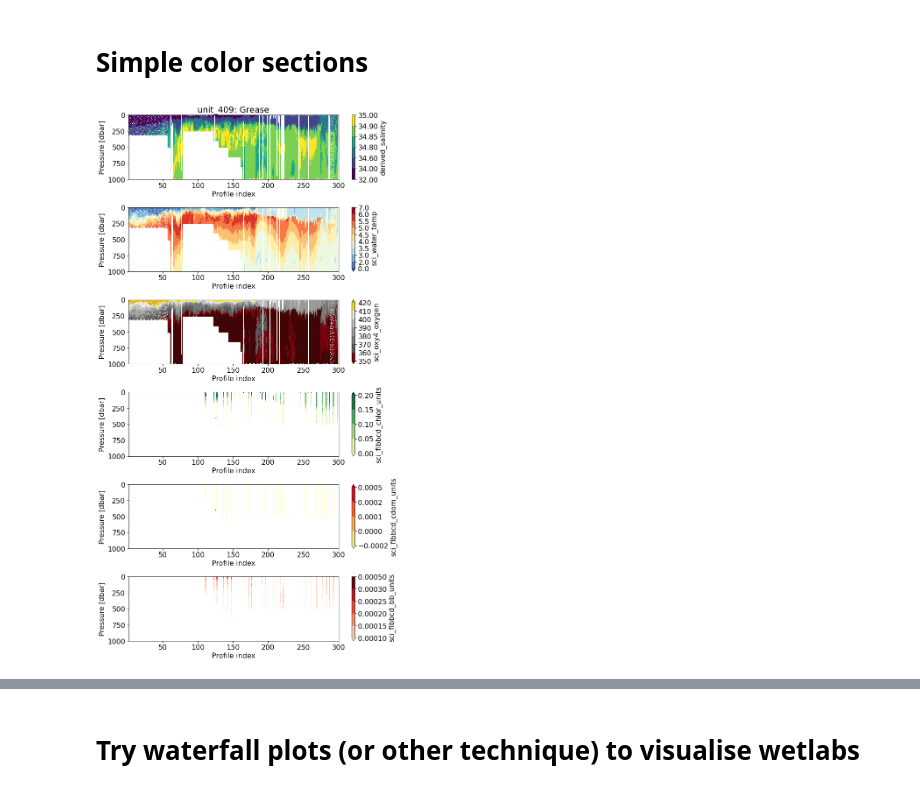
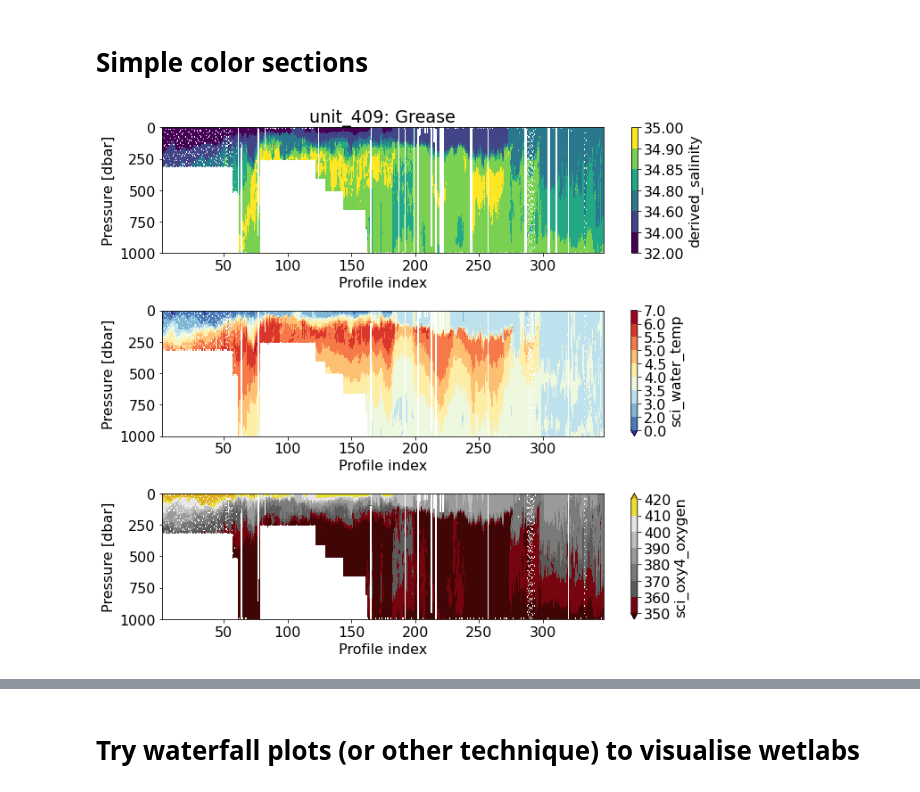
Before and after one commit to eleanorfrajka/c2_slocum, a Jupyter notebook: 02-code/04-visualise.ipynb, the cells around one changed output, grey strips where cells are left out. Drawn from its saved outputs; the diff is of its cells as text; code cells hidden in the pictures.

Commit message:
Updated figures for LabSea2022 meeting.

```diff
--- a/02-code/04-visualise.ipynb
+++ b/02-code/04-visualise.ipynb
@@ -133,15 +133,17 @@ plot_profiles(unit409,ndays,'unit409Grease')
 # %%
 varlist = ['derived_salinity', 'sci_water_temp', 'sci_oxy4_oxygen',
            'sci_flbbcd_chlor_units', 'sci_flbbcd_cdom_units',
            'sci_flbbcd_bb_units'
           ]
+varlist2 = ['derived_salinity', 'sci_water_temp', 'sci_oxy4_oxygen',
+            ]
 
-plot_sxn(grid409, varlist)
-
+#plot_sxn(grid409, varlist)
+plot_sxn(grid409, varlist2)
 ## ISSUE: Need to add a time axes below the divenumber axis.
 ## ISSUE: Need better plotting of the gappy wetlabs data
 # %% [output]
-[figure, old version]
+[figure, new version]
 # %%
 varlist = ['derived_salinity', 'sci_water_temp', 'sci_oxy4_oxygen',
            'sci_bb2flsv9_chl_scaled', 'sci_bb2flsv9_b532_scaled',
```
Also changed, not shown: parts of 8 cells of this notebook, 12 other files.
